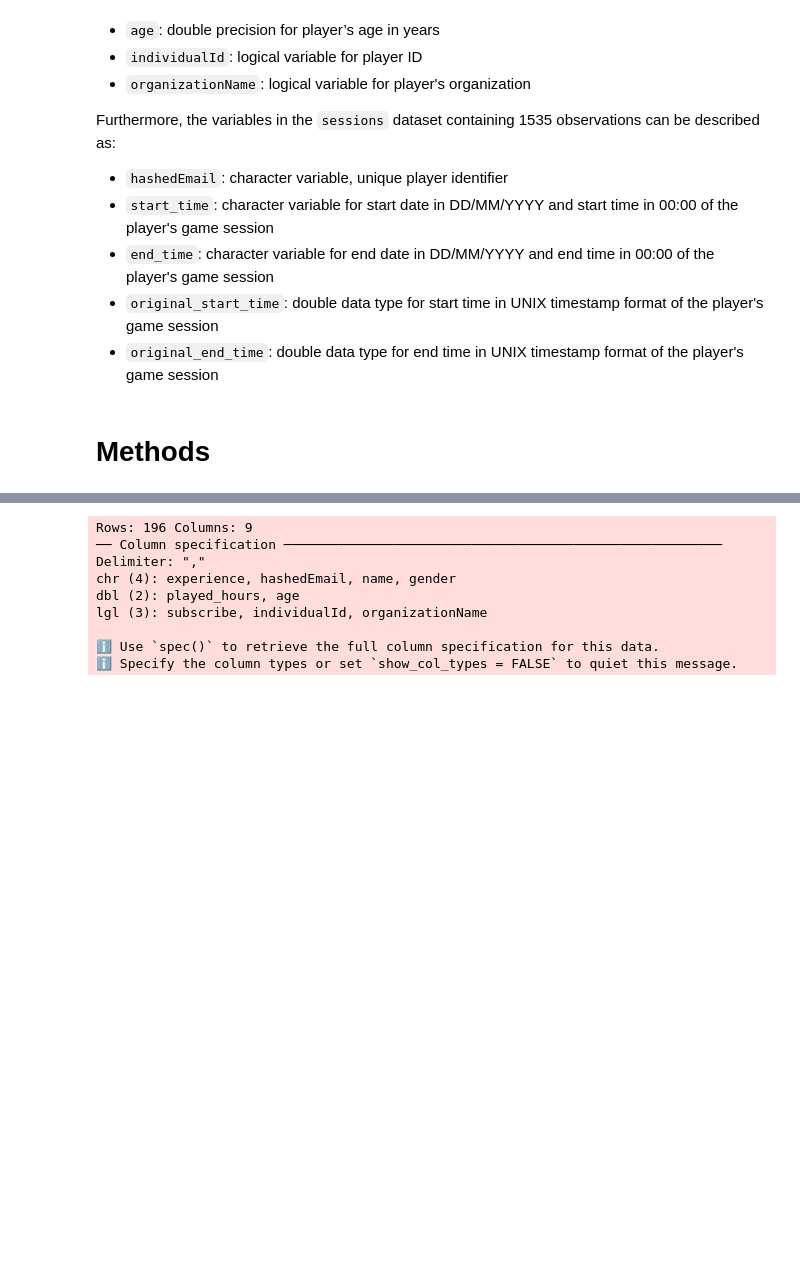
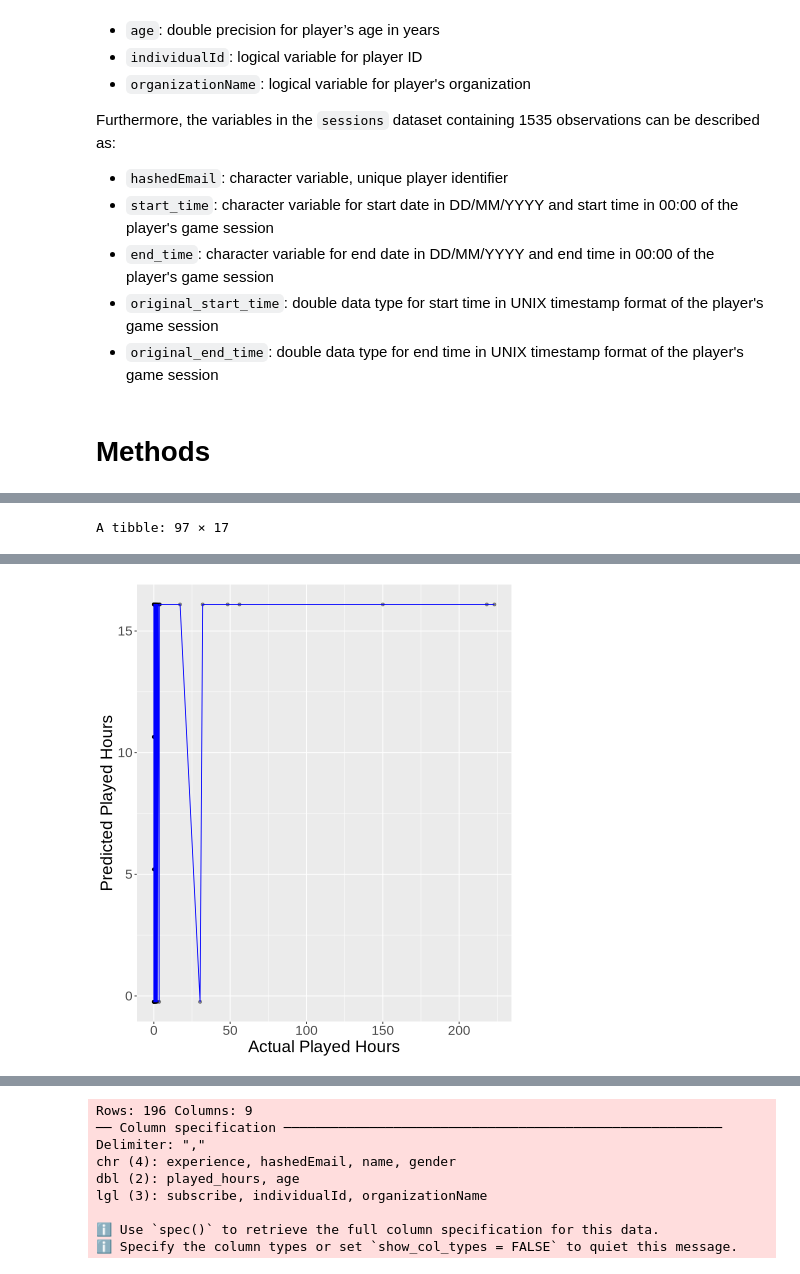
Before and after one commit to akdivinagracia/project-009-2, a Jupyter notebook: notebook.ipynb, the cells around one changed output, grey strips where cells are left out. Cells and saved outputs as stored; diff of their text form; code cells hidden in the pictures; blank space fills up the shorter version.

Commit message:
Testing of one hot encodding
made a push for this so we could go back to it if needed but the next push I do will have this removed

```diff
--- a/notebook.ipynb
+++ b/notebook.ipynb
@@ -65,0 +136,4 @@ Registered S3 method overwritten by 'GGally':
+# %%
+combined <- merge(sessions, players, by = "hashedEmail") |>
+    select(-hashedEmail,-experience, -gender)
+combined
@@ -65,0 +151,6 @@ Registered S3 method overwritten by 'GGally':
+# %%
+# Creating training and testing split
+split <- initial_split(combined, prop= 0.75, strata = played_hours)
+combined_training <- training(split)
+combined_testing <- testing(split)
+head(combined_testing)
@@ -65,0 +167,29 @@ Registered S3 method overwritten by 'GGally':
+# %%
+options(repr.plot.height = 8, repr.plot.width = 7)
+
+combined_spec <- linear_reg() |>
+            set_engine("lm") |>
+            set_mode("regression")
+
+combined_recipe <- recipe(played_hours ~ mode_time_of_day, beginner:pro, data = combined_training)
+
+combined_fit <- workflow() |>
+            add_recipe(combined_recipe) |>
+            add_model(combined_spec) |>
+            fit(data = combined_training)
+
+combined_preds <- combined_fit |>
+  predict(combined_training) |>
+  bind_cols(combined_training)
+
+combined_predictions <- combined_preds |>
+    ggplot(aes(x = played_hours, y = .pred)) +
+        geom_point(alpha = 0.4) +
+        geom_line(color = "blue") +
+        xlab("Actual Played Hours") +
+        ylab("Predicted Played Hours") +
+        theme(text = element_text(size = 20))
+
+combined_predictions
+# %% [output]
+A tibble: 97 × 17
@@ -65,0 +205 @@ Registered S3 method overwritten by 'GGally':
+[figure, added]
```
Also changed, not shown: parts of 9 cells of this notebook.
